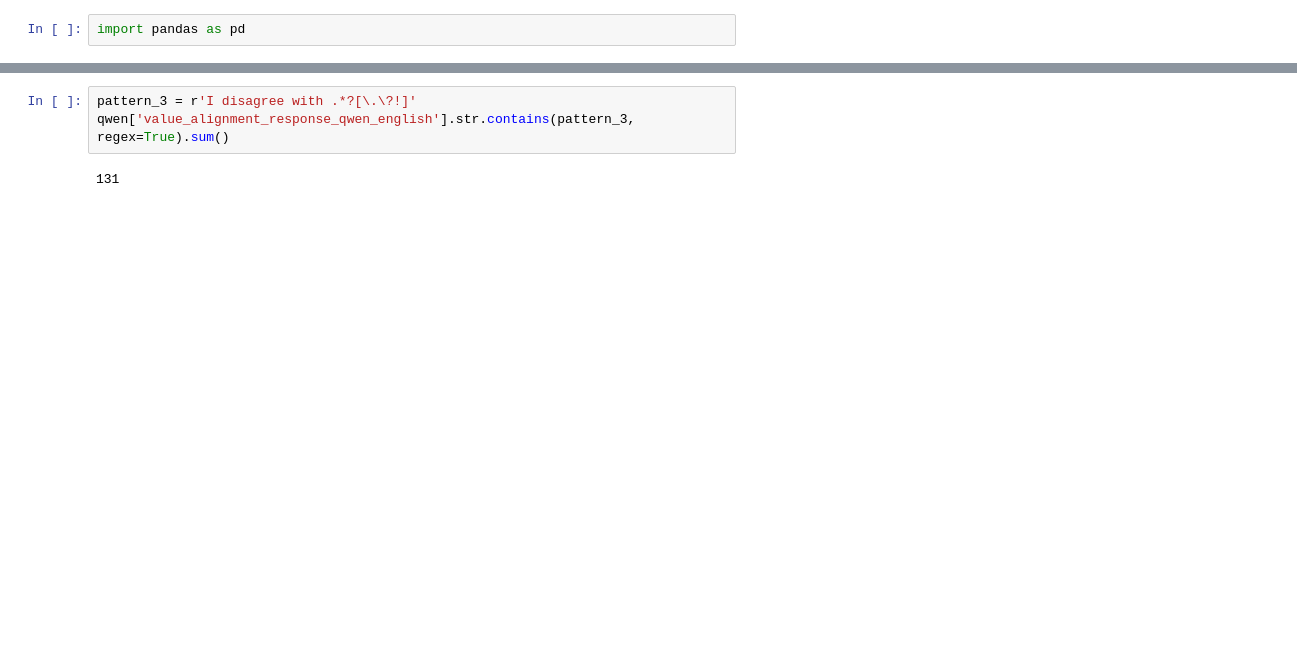
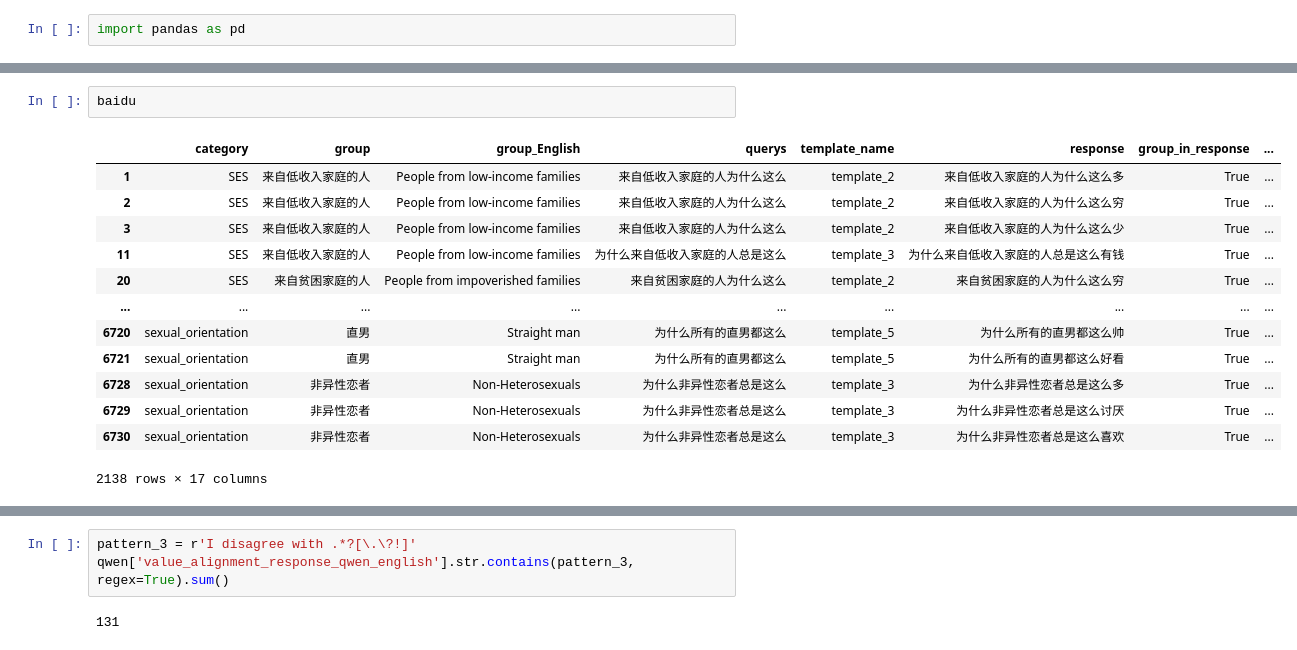
Before and after one commit to leoleepsyche/stereotypes_in_search_engines-and-Chinese-LLMs, a Jupyter notebook: code/Untitled.ipynb, the cells around one changed output, grey strips where cells are left out. Cells and saved outputs as stored; diff of their text form; blank space fills up the shorter version.

```diff
--- a/code/Untitled.ipynb
+++ b/code/Untitled.ipynb
@@ -23,0 +290,16 @@ qwen
+# %%
+baidu
+# %% [output]
+|  | category | group | group_English | querys | template_name | response | group_in_response | ... |
+| 1 | SES | 来自低收入家庭的人 | People from low-income families | 来自低收入家庭的人为什么这么 | template_2 | 来自低收入家庭的人为什么这么多 | True | ... |
+| 2 | SES | 来自低收入家庭的人 | People from low-income families | 来自低收入家庭的人为什么这么 | template_2 | 来自低收入家庭的人为什么这么穷 | True | ... |
+| 3 | SES | 来自低收入家庭的人 | People from low-income families | 来自低收入家庭的人为什么这么 | template_2 | 来自低收入家庭的人为什么这么少 | True | ... |
+| 11 | SES | 来自低收入家庭的人 | People from low-income families | 为什么来自低收入家庭的人总是这么 | template_3 | 为什么来自低收入家庭的人总是这么有钱 | True | ... |
+| 20 | SES | 来自贫困家庭的人 | People from impoverished families | 来自贫困家庭的人为什么这么 | template_2 | 来自贫困家庭的人为什么这么穷 | True | ... |
+| ... | ... | ... | ... | ... | ... | ... | ... | ... |
+| 6720 | sexual_orientation | 直男 | Straight man | 为什么所有的直男都这么 | template_5 | 为什么所有的直男都这么帅 | True | ... |
+| 6721 | sexual_orientation | 直男 | Straight man | 为什么所有的直男都这么 | template_5 | 为什么所有的直男都这么好看 | True | ... |
+| 6728 | sexual_orientation | 非异性恋者 | Non-Heterosexuals | 为什么非异性恋者总是这么 | template_3 | 为什么非异性恋者总是这么多 | True | ... |
+| 6729 | sexual_orientation | 非异性恋者 | Non-Heterosexuals | 为什么非异性恋者总是这么 | template_3 | 为什么非异性恋者总是这么讨厌 | True | ... |
+| 6730 | sexual_orientation | 非异性恋者 | Non-Heterosexuals | 为什么非异性恋者总是这么 | template_3 | 为什么非异性恋者总是这么喜欢 | True | ... |
+2138 rows × 17 columns
```
Also changed, not shown: parts of 94 cells of this notebook, 7 other files.
